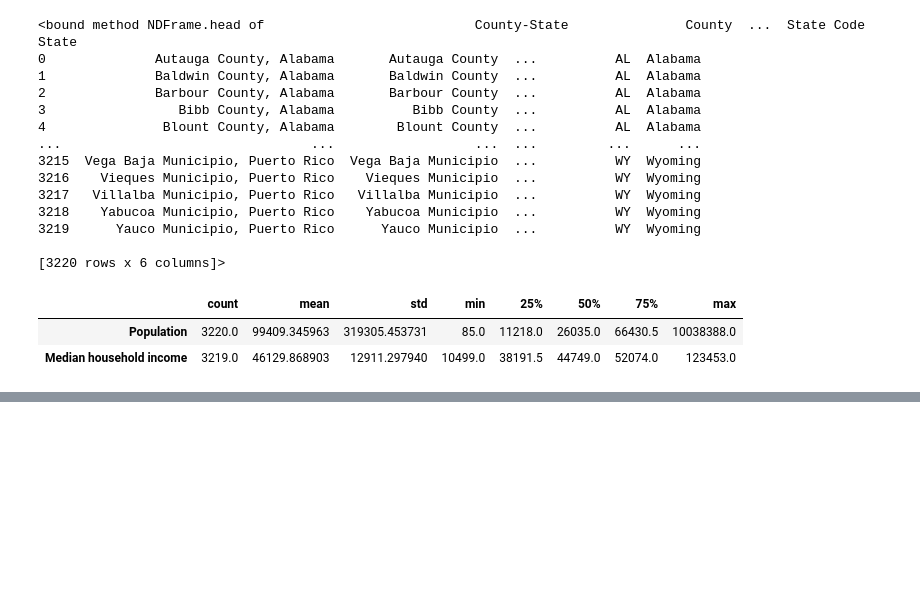
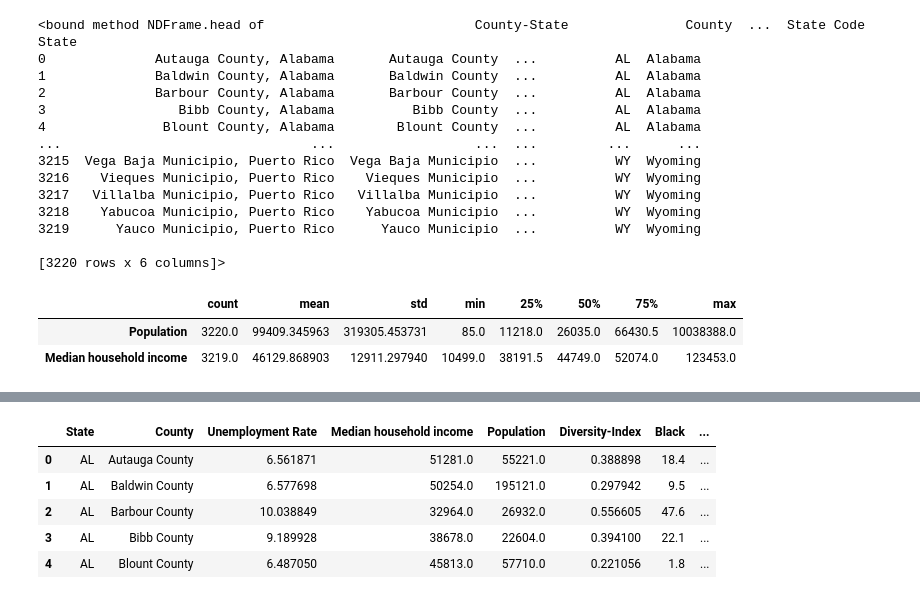
Before and after one commit to dushyantsinghraghav/ETL-impementation, a Jupyter notebook: Untitled11.ipynb, the cells around one changed output, grey strips where cells are left out. Drawn from its saved outputs; the diff is of its cells as text; code cells hidden in the pictures; blank space fills up the shorter version.

```diff
--- a/Untitled11.ipynb
+++ b/Untitled11.ipynb
@@ -64,0 +252,4 @@ median_income_df.describe().transpose()
+# %%
+median_inc = median_inc.rename(columns={"State Code": "State"})
+median_inc_new = pd.DataFrame({"Median household income":median_inc.groupby(["State","County"])["Median household income"].mean(),
+                              "Population":median_inc.groupby(["State","County"])["Population"].sum()})
@@ -64,0 +268,2 @@ median_income_df.describe().transpose()
+# %%
+merged = pd.merge(unemp_df_new,median_inc_new, on=["State",'County'],how="left")
@@ -64,0 +280,2 @@ median_income_df.describe().transpose()
+# %%
+merged2 = pd.merge(merged,new_df2, on=["State",'County'],how="inner")
@@ -64,0 +300,11 @@ median_income_df.describe().transpose()
+# %%
+merged_final = merged2.reset_index()
+# %%
+merged_final.head()
+# %% [output]
+|  | State | County | Unemployment Rate | Median household income | Population | Diversity-Index | Black | ... |
+| 0 | AL | Autauga County | 6.561871 | 51281.0 | 55221.0 | 0.388898 | 18.4 | ... |
+| 1 | AL | Baldwin County | 6.577698 | 50254.0 | 195121.0 | 0.297942 | 9.5 | ... |
+| 2 | AL | Barbour County | 10.038849 | 32964.0 | 26932.0 | 0.556605 | 47.6 | ... |
+| 3 | AL | Bibb County | 9.189928 | 38678.0 | 22604.0 | 0.394100 | 22.1 | ... |
+| 4 | AL | Blount County | 6.487050 | 45813.0 | 57710.0 | 0.221056 | 1.8 | ... |
```
Also changed, not shown: parts of 32 cells of this notebook.
